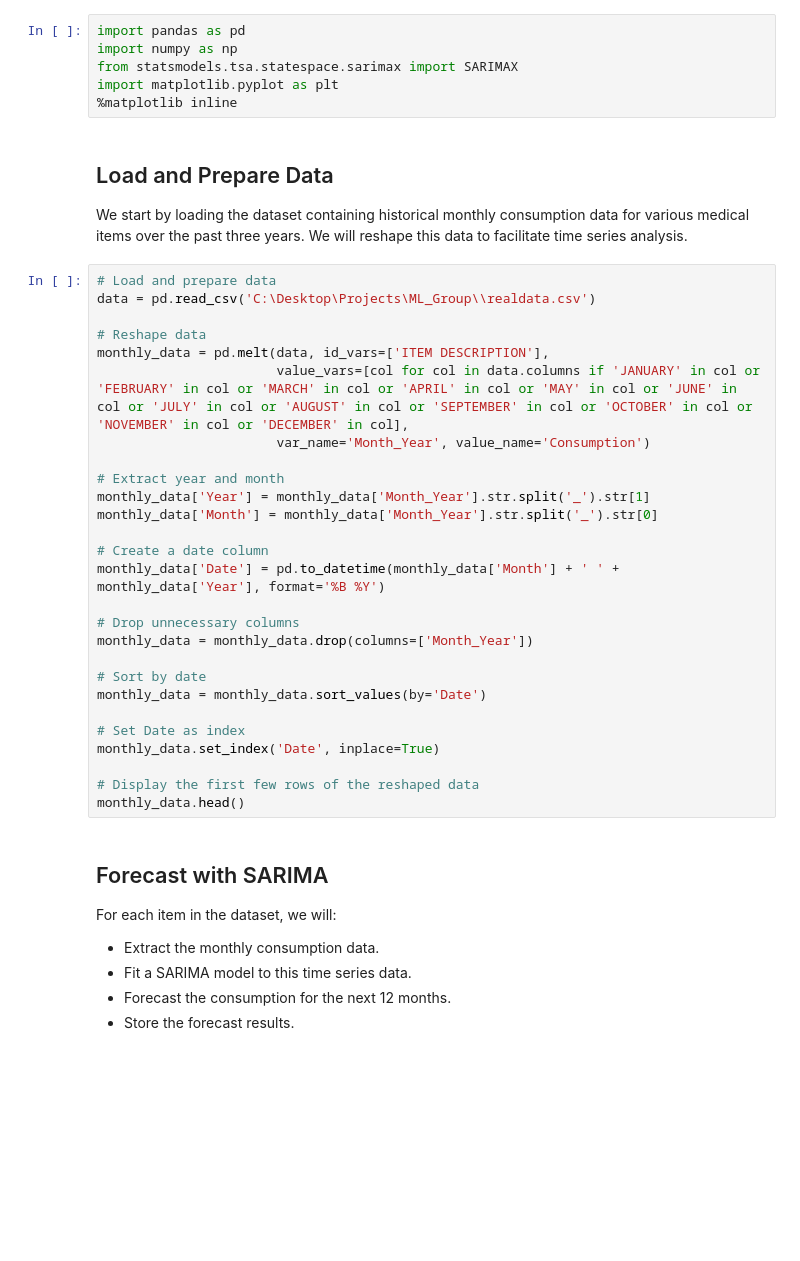
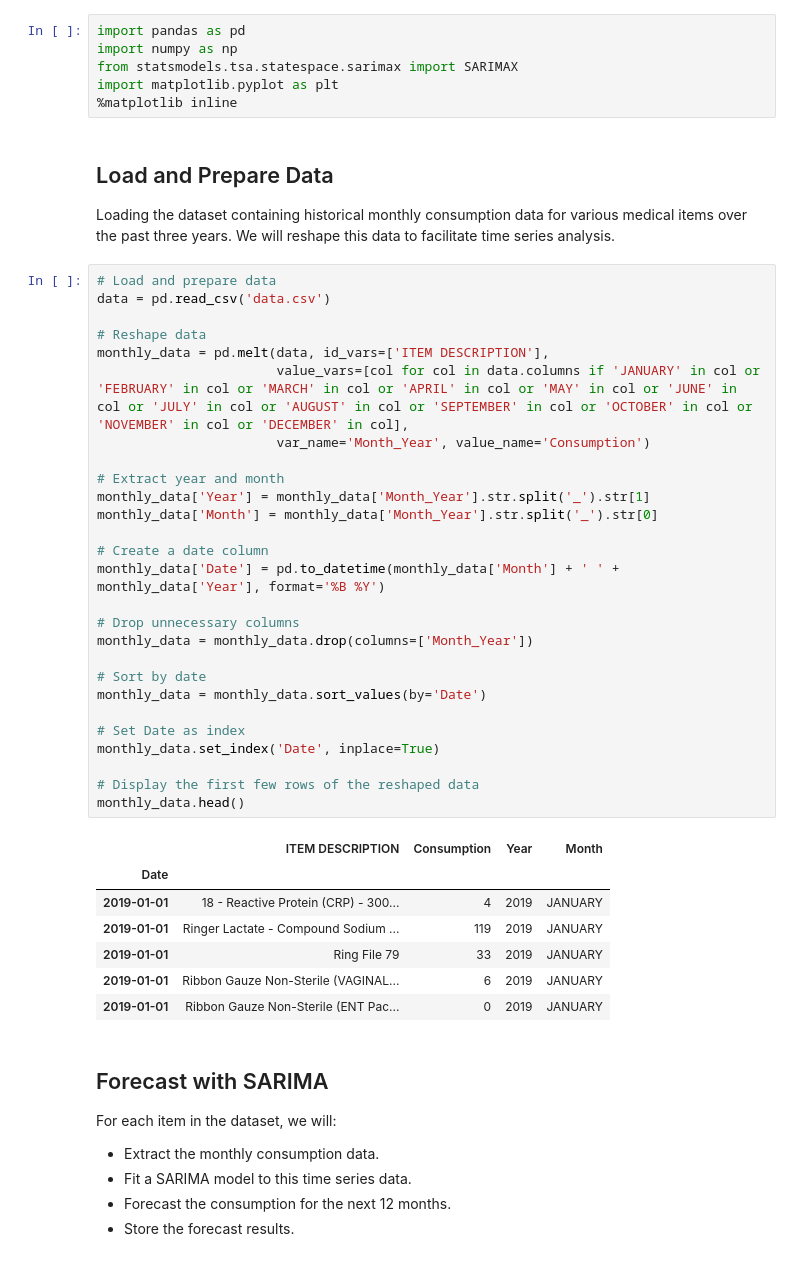
Before and after one commit to Evaano/ML_Group, a Jupyter notebook: ashham_latest.ipynb, the cells around one changed output. Saved outputs shown, nothing was run; the diff lists cells and outputs as text; blank space fills up the shorter version.

```diff
--- a/ashham_latest.ipynb
+++ b/ashham_latest.ipynb
@@ -11,34 +11,42 @@ import matplotlib.pyplot as plt
 # %% [markdown]
 ## Load and Prepare Data
 
-We start by loading the dataset containing historical monthly consumption data for various medical items over the past three years. We will reshape this data to facilitate time series analysis.
+Loading the dataset containing historical monthly consumption data for various medical items over the past three years. We will reshape this data to facilitate time series analysis.
 # %%
 # Load and prepare data
-data = pd.read_csv('C:\Desktop\Projects\ML_Group\\realdata.csv')
+data = pd.read_csv('data.csv')
 
 # Reshape data
 monthly_data = pd.melt(data, id_vars=['ITEM DESCRIPTION'],
                        value_vars=[col for col in data.columns if 'JANUARY' in col or 'FEBRUARY' in col or 'MARCH' in col or 'APRIL' in col or 'MAY' in col or 'JUNE' in col or 'JULY' in col or 'AUGUST' in col or 'SEPTEMBER' in col or 'OCTOBER' in col or 'NOVEMBER' in col or 'DECEMBER' in col],
                        var_name='Month_Year', value_name='Consumption')
 
 # Extract year and month
 monthly_data['Year'] = monthly_data['Month_Year'].str.split('_').str[1]
 monthly_data['Month'] = monthly_data['Month_Year'].str.split('_').str[0]
 
 # Create a date column
 monthly_data['Date'] = pd.to_datetime(monthly_data['Month'] + ' ' + monthly_data['Year'], format='%B %Y')
 
 # Drop unnecessary columns
 monthly_data = monthly_data.drop(columns=['Month_Year'])
 
 # Sort by date
 monthly_data = monthly_data.sort_values(by='Date')
 
 # Set Date as index
 monthly_data.set_index('Date', inplace=True)
 
 # Display the first few rows of the reshaped data
 monthly_data.head()
+# %% [output]
+|  | ITEM DESCRIPTION | Consumption | Year | Month |
+| Date |  |  |  |  |
+| 2019-01-01 | 18 - Reactive Protein (CRP) - 300... | 4 | 2019 | JANUARY |
+| 2019-01-01 | Ringer Lactate - Compound Sodium ... | 119 | 2019 | JANUARY |
+| 2019-01-01 | Ring File 79 | 33 | 2019 | JANUARY |
+| 2019-01-01 | Ribbon Gauze Non-Sterile (VAGINAL... | 6 | 2019 | JANUARY |
+| 2019-01-01 | Ribbon Gauze Non-Sterile (ENT Pac... | 0 | 2019 | JANUARY |
 # %% [markdown]
 ## Forecast with SARIMA
 
```
Also changed, not shown: parts of 8 cells of this notebook.
